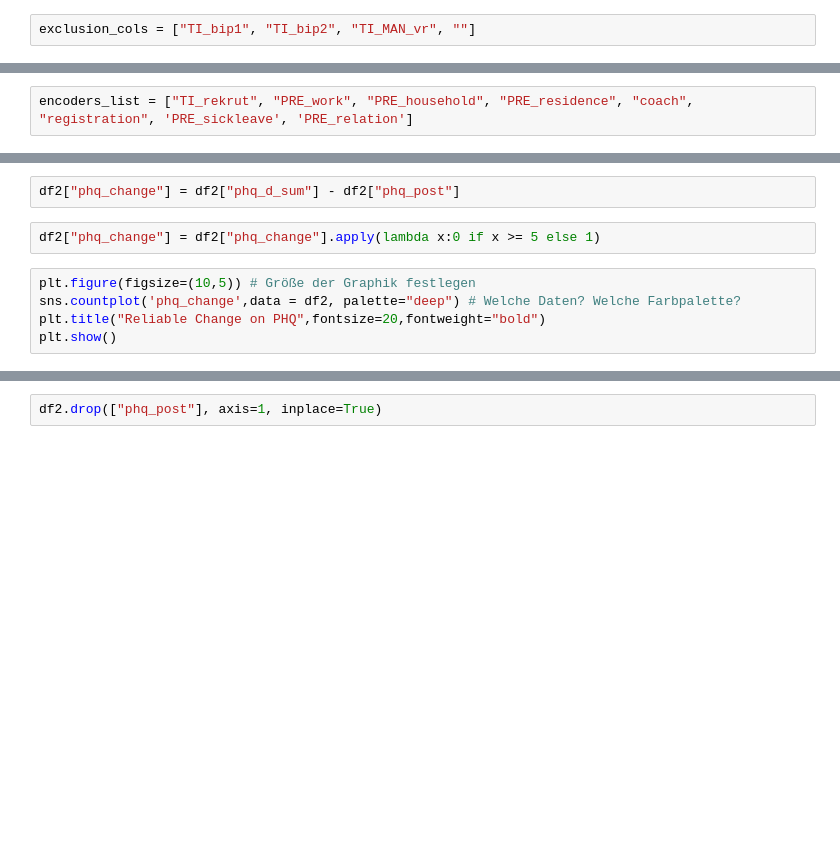
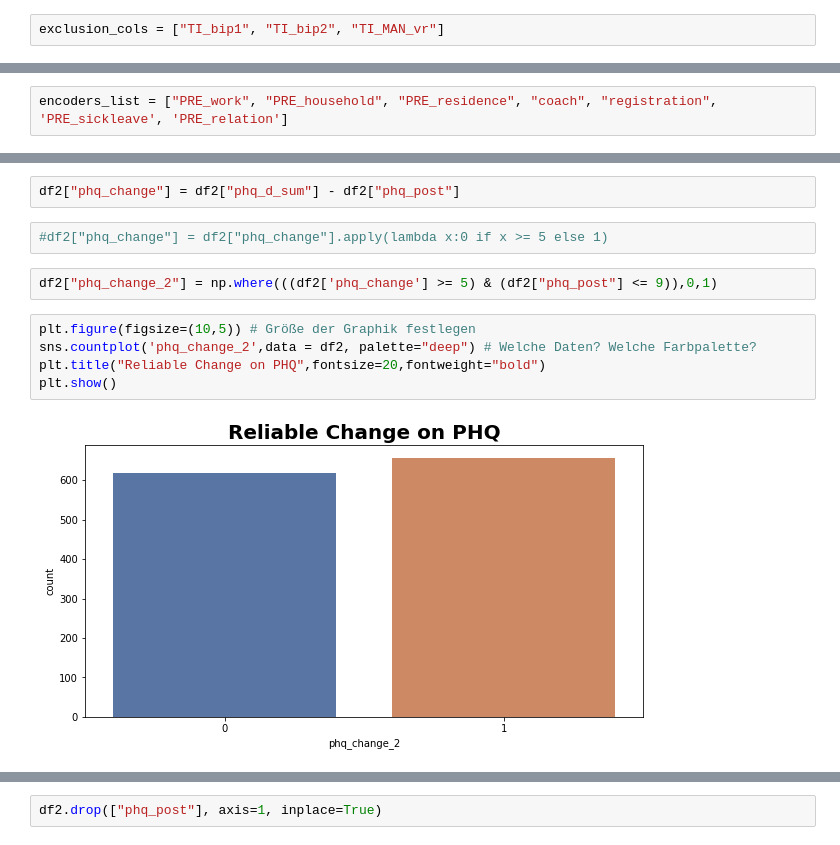
Before and after one commit to leona-ha/Psychotherapy-Outcomes, a Jupyter notebook: notebooks/Earlychange_PHQ_Outcome.ipynb, the cells around one changed output, grey strips where cells are left out. Cells and saved outputs as stored; diff of their text form; blank space fills up the shorter version.

```diff
--- a/notebooks/Earlychange_PHQ_Outcome.ipynb
+++ b/notebooks/Earlychange_PHQ_Outcome.ipynb
@@ -301,7 +277,7 @@ TI_bip2
 1    1
 Name: studyVariant, dtype: int64
 # %%
-exclusion_cols = ["TI_bip1", "TI_bip2", "TI_MAN_vr", ""]
+exclusion_cols = ["TI_bip1", "TI_bip2", "TI_MAN_vr"]
 # %%
 for col in exclusion_cols:
     idxnames = df2[(df2[col]==1)].index
@@ -582,7 +714,7 @@ df2.drop(['PRE_weight', 'PRE_height'], axis=1, inplace=True)
 # %% [markdown]
 ### 1.2.7 Dummy Categorize TI_rekrut, PRE_work, PRE_household, PRE_residence, Coach, registration
 # %%
-encoders_list = ["TI_rekrut", "PRE_work", "PRE_household", "PRE_residence", "coach", "registration", 'PRE_sickleave', 'PRE_relation']
+encoders_list = ["PRE_work", "PRE_household", "PRE_residence", "coach", "registration", 'PRE_sickleave', 'PRE_relation']
 # %%
 df2 = pd.get_dummies(df2, columns=encoders_list)
 # %% [markdown]
@@ -590,9 +722,13 @@ df2 = pd.get_dummies(df2, columns=encoders_list)
 # %%
 df2["phq_change"] = df2["phq_d_sum"] - df2["phq_post"]
 # %%
-df2["phq_change"] = df2["phq_change"].apply(lambda x:0 if x >= 5 else 1)
+#df2["phq_change"] = df2["phq_change"].apply(lambda x:0 if x >= 5 else 1)
+# %%
+df2["phq_change_2"] = np.where(((df2['phq_change'] >= 5) & (df2["phq_post"] <= 9)),0,1)
 # %%
 plt.figure(figsize=(10,5)) # Größe der Graphik festlegen
-sns.countplot('phq_change',data = df2, palette="deep") # Welche Daten? Welche Farbpalette?
+sns.countplot('phq_change_2',data = df2, palette="deep") # Welche Daten? Welche Farbpalette?
 plt.title("Reliable Change on PHQ",fontsize=20,fontweight="bold")
 plt.show()
+# %% [output]
+[figure, added]
```
Also changed, not shown: parts of 30 cells of this notebook, 3 other files.
